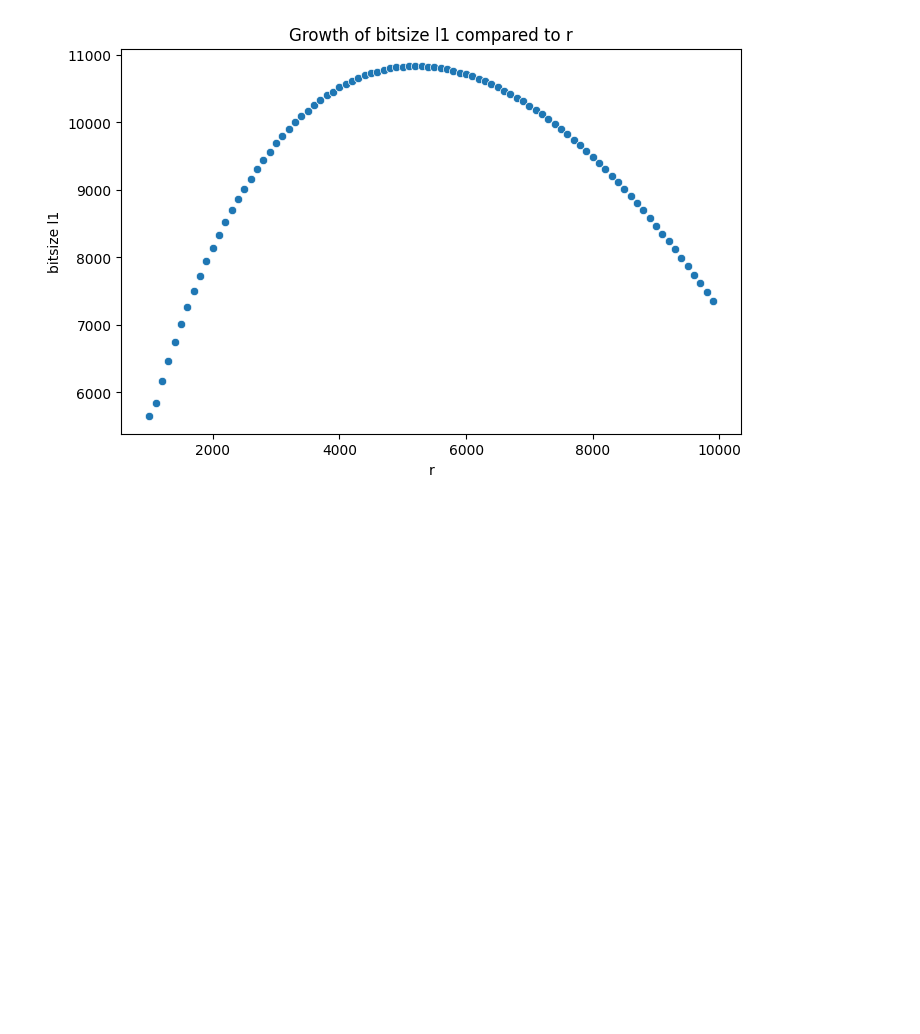
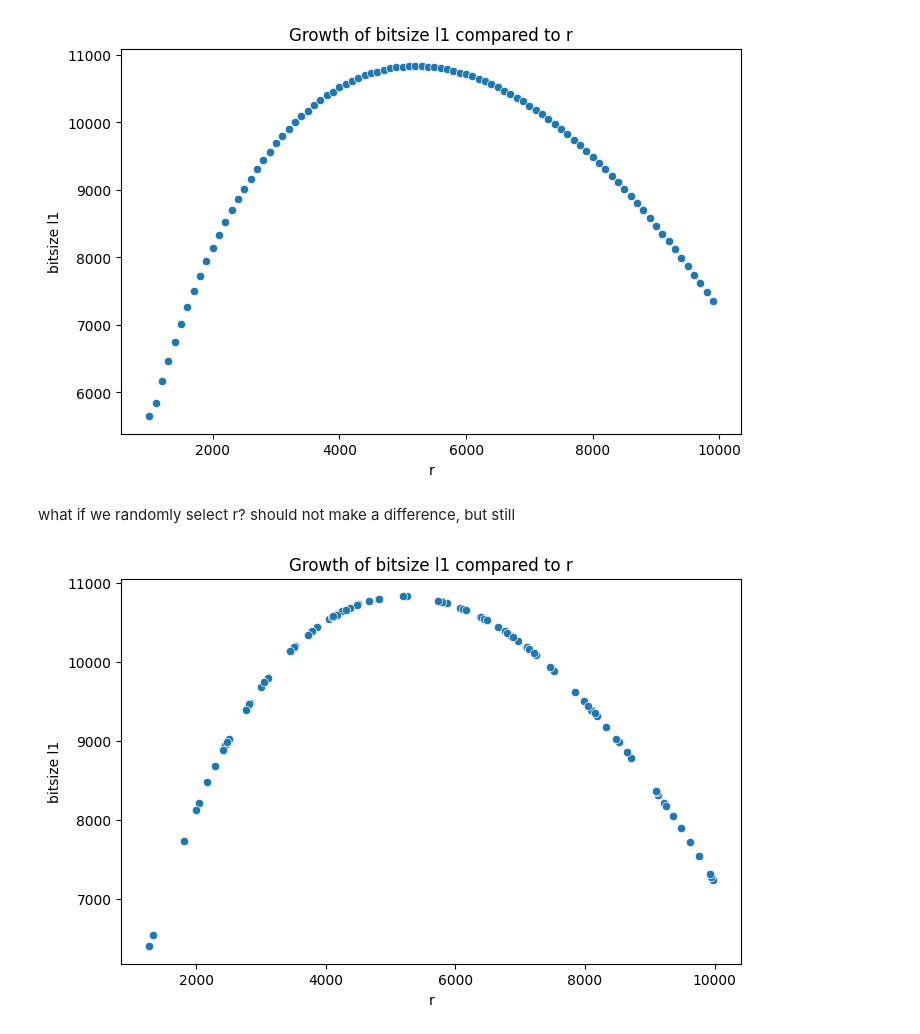
Before and after one commit to flhps/crset-empirical-experiments, a Jupyter notebook: math_analysis.ipynb, the cells around one changed output. Cells and saved outputs as stored; diff of their text form; code cells hidden in the pictures; blank space fills up the shorter version.

Commit message:
Trying randomly plotted minimal histogram for l1 size
Signed-off-by: Felix Hoops <9974641+jfelixh@users.noreply.github.com>

```diff
--- a/math_analysis.ipynb
+++ b/math_analysis.ipynb
@@ -210,3 +210,22 @@ plt.ylabel('bitsize l1')
 plt.show()
 # %% [output]
 [figure]
+# %% [markdown]
+what if we randomly select r? should not make a difference, but still
+# %%
+r_values_random = np.array([random.randint(1000, 10000) for _ in range(100)])
+ramp_size_data_random = np.array([generate_single_cascade_datapoint(i) for i in r_values_random])
+# %%
+plt.figure(figsize=(8, 5))
+sns.scatterplot(
+        x=r_values_random,
+        y=ramp_size_data_random[:,2],
+        alpha=1.0,
+    )
+plt.title(f'Growth of bitsize l1 compared to r')
+plt.xlabel('r')
+
+plt.ylabel('bitsize l1')
+plt.show()
+# %% [output]
+[figure, added]
```
